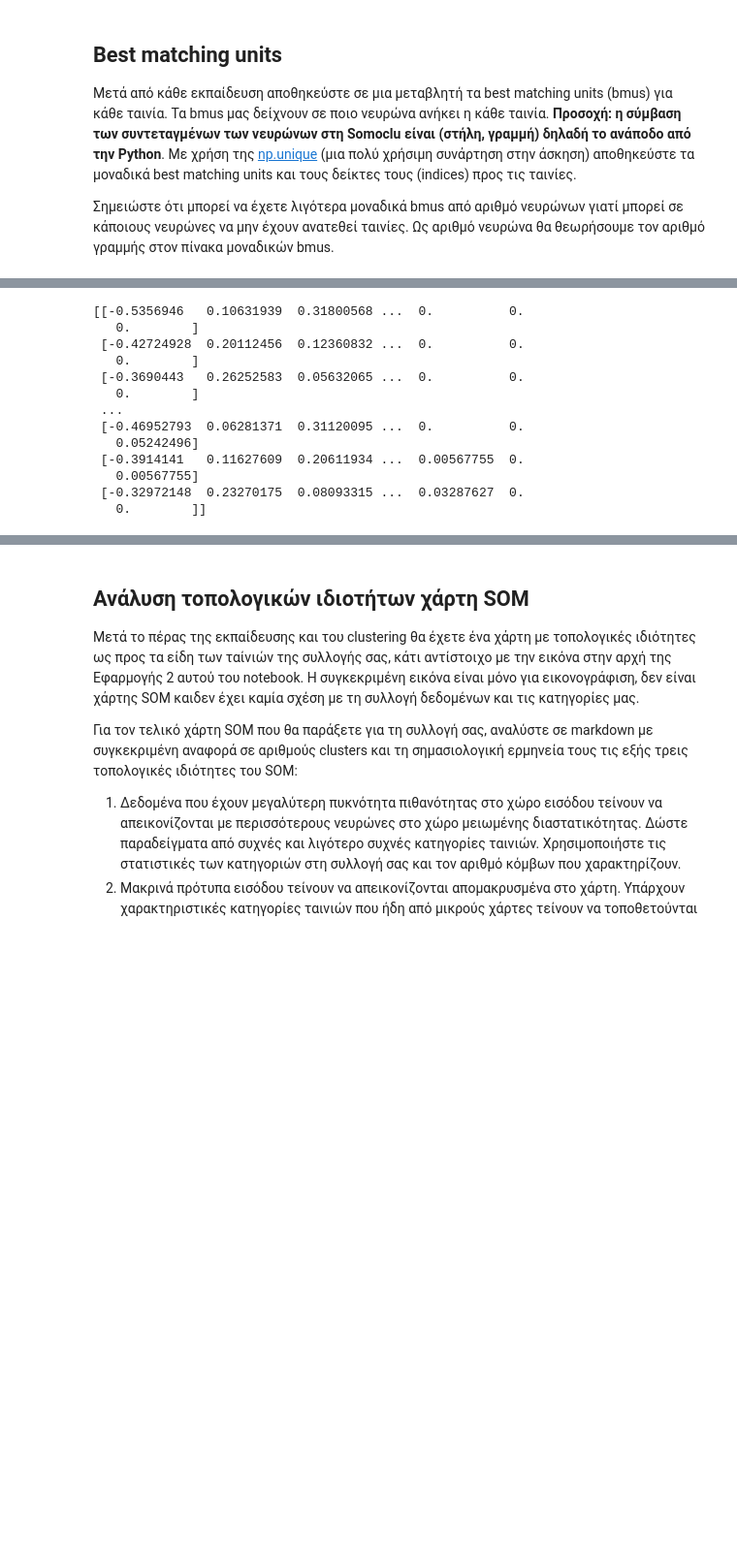
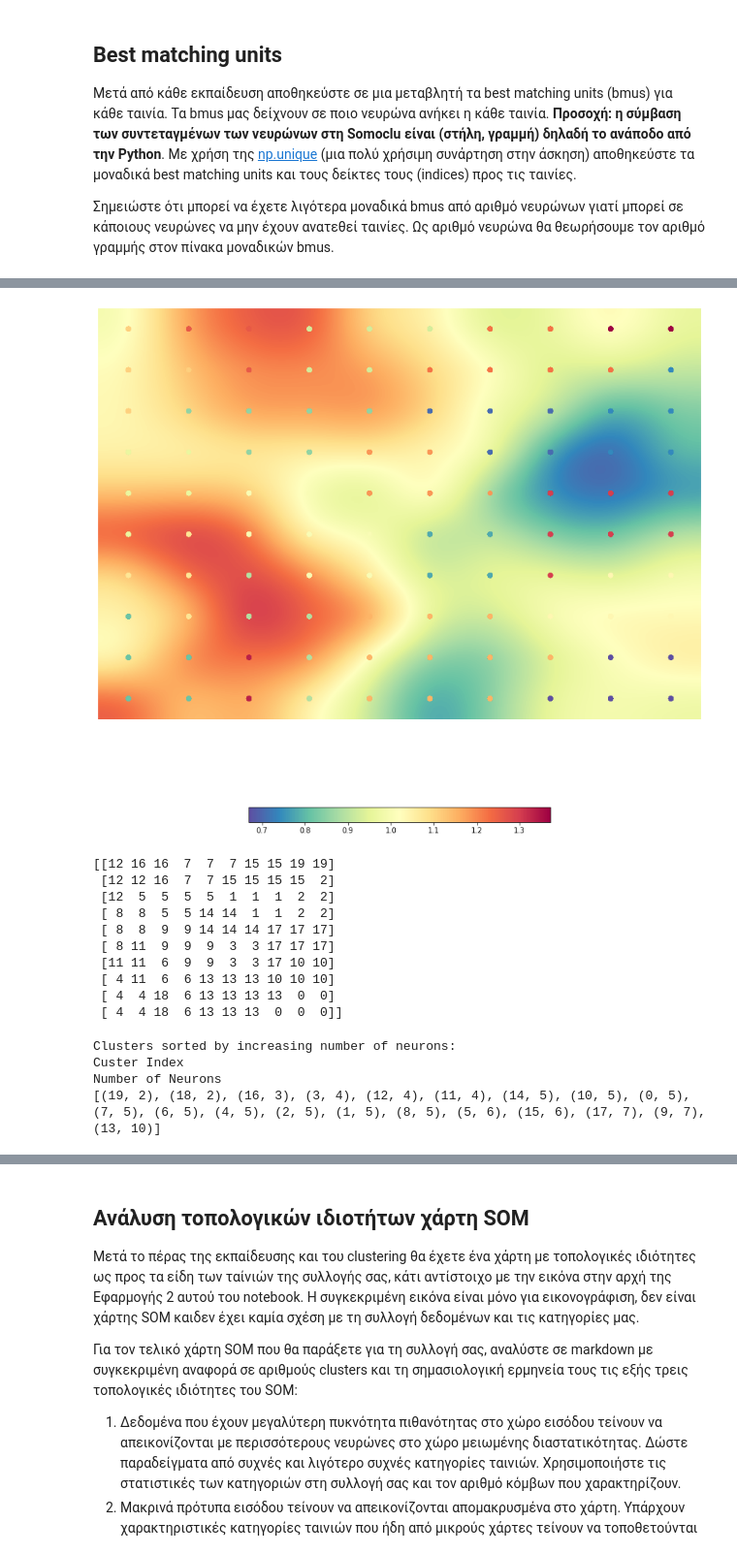
Before and after one commit to alextsaf/Neural-Networks-NTUA, a Jupyter notebook: 2nd/NN_Team_22_Unsupervised_Learning.ipynb, the cells around one changed output, grey strips where cells are left out. Shown: that part at 97% size. Saved outputs shown, nothing was run; the diff lists cells and outputs as text; code cells hidden in the pictures; blank space fills up the shorter version.

```diff
--- a/2nd/NN_Team_22_Unsupervised_Learning.ipynb
+++ b/2nd/NN_Team_22_Unsupervised_Learning.ipynb
@@ -347,12 +468,9 @@ Requirement already satisfied: idna<4,>=2.5 in c:\users\christi\appdata\local\pa
 # %% [markdown]
 Τα μοντέλα αυτά βρίσκονται στο [αποθετήριο Gensim-data](https://github.com/RaRe-Technologies/gensim-data). Η φόρτωση των μοντέλων αυτών γίνεται με τη συνάρτηση `gensim.downloader.load`.
 # %%
-import joblib
-try :
-    twitter25 = joblib.load('joblib/twitter25.pkl')
-except:
-    twitter25 = api.load('glove-twitter-25') #1.2M vectors
-    joblib.dump(twitter25, 'joblib/twitter25.pkl')
+import gensim.downloader as api
+
+twitter25 = api.load('glove-twitter-25') #1.2M vectors
 # %% [markdown]
 #### Παρατηρήσεις
 
@@ -712,16 +839,34 @@ To somoclu δίνει την επιπρόσθετη δυνατότητα να κ
+# %%
+import joblib
+
+som = joblib.load('som_Kmeans.pkl')
+# %%
+som.view_umatrix(bestmatches=True, colorbar=True,figsize=(15, 15))
+matplotlib.pyplot.show()
+# %% [output]
+[figure, added]
 # %%
-print(som.codebook)
+print(som.clusters)
 # %% [output]
-[[-0.5356946   0.10631939  0.31800568 ...  0.          0.
-   0.        ]
- [-0.42724928  0.20112456  0.12360832 ...  0.          0.
-   0.        ]
- [-0.3690443   0.26252583  0.05632065 ...  0.          0.
-   0.        ]
- ...
- [-0.46952793  0.06281371  0.31120095 ...  0.          0.
-   0.05242496]
- [-0.3914141   0.11627609  0.20611934 ...  0.00567755  0.
-   0.00567755]
- [-0.32972148  0.23270175  0.08093315 ...  0.03287627  0.
-   0.        ]]
+[[12 16 16  7  7  7 15 15 19 19]
+ [12 12 16  7  7 15 15 15 15  2]
+ [12  5  5  5  5  1  1  1  2  2]
+ [ 8  8  5  5 14 14  1  1  2  2]
+ [ 8  8  9  9 14 14 14 17 17 17]
+ [ 8 11  9  9  9  3  3 17 17 17]
+ [11 11  6  9  9  3  3 17 10 10]
+ [ 4 11  6  6 13 13 13 10 10 10]
+ [ 4  4 18  6 13 13 13 13  0  0]
+ [ 4  4 18  6 13 13 13  0  0  0]]
+# %%
+print("Clusters sorted by increasing number of neurons:")
+print('Custer Index')
+print('Number of Neurons')
+neurons, counts = np.unique(som.clusters,return_counts=True)
+sorted_counts = np.argsort(counts)
+print(list(zip(neurons[sorted_counts], counts[sorted_counts])))
+# %% [output]
+Clusters sorted by increasing number of neurons:
+Custer Index
+Number of Neurons
+[(19, 2), (18, 2), (16, 3), (3, 4), (12, 4), (11, 4), (14, 5), (10, 5), (0, 5), (7, 5), (6, 5), (4, 5), (2, 5), (1, 5), (8, 5), (5, 6), (15, 6), (17, 7), (9, 7), (13, 10)]
```
Also changed, not shown: parts of 88 cells of this notebook, 2 other files.
